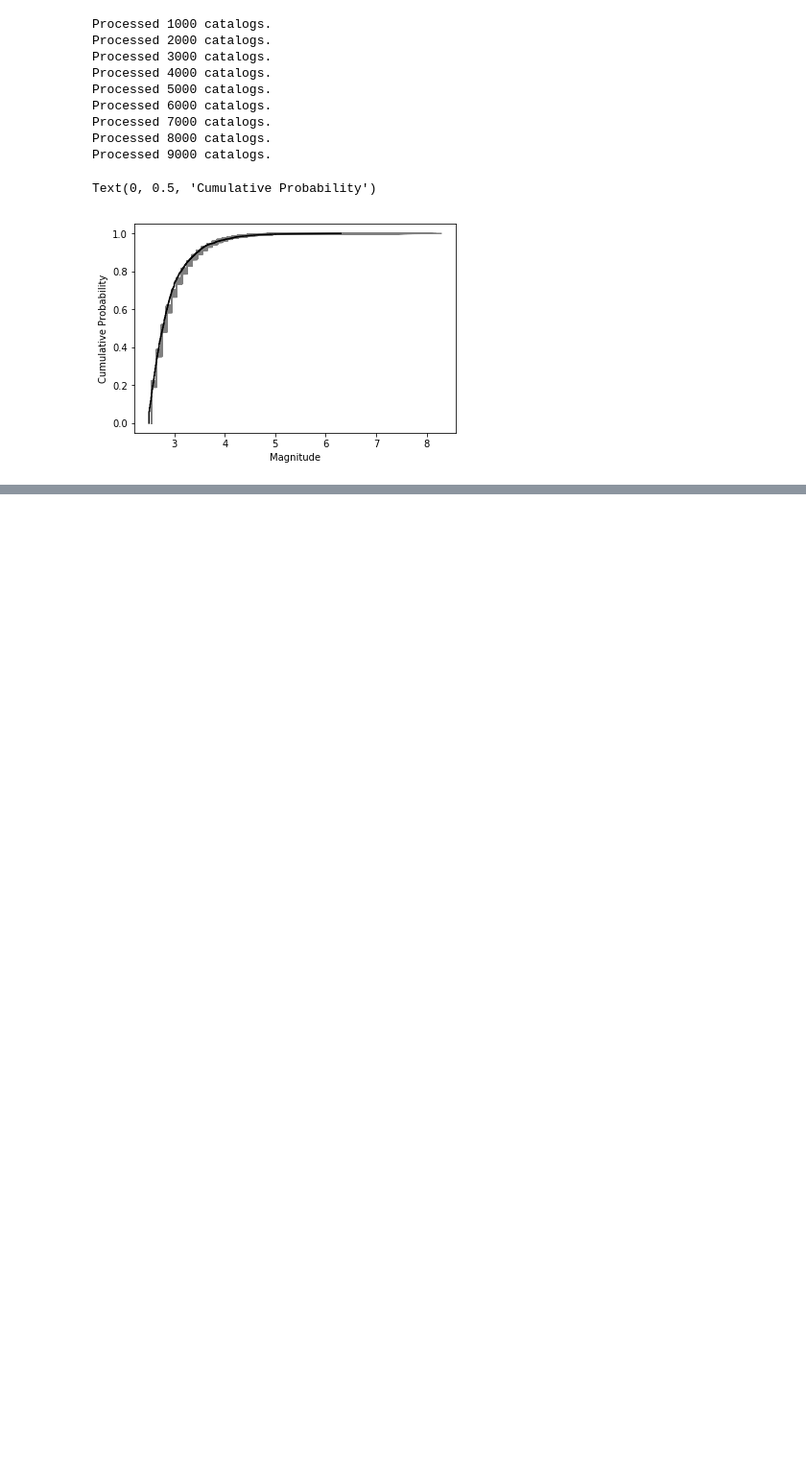
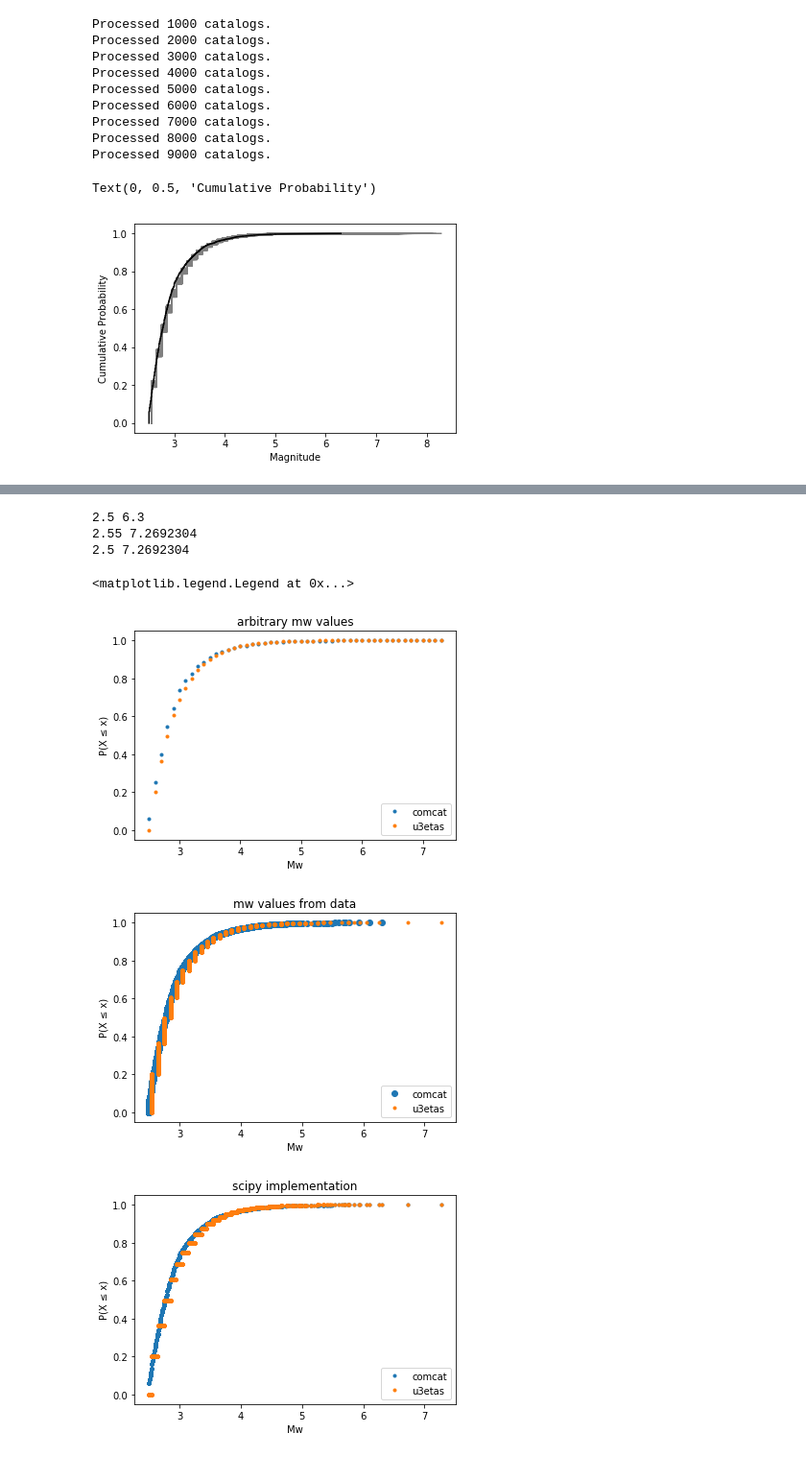
Before and after one commit to SCECcode/pycsep, a Jupyter notebook: notes/m_test_prototype.ipynb, the cells around one changed output, grey strips where cells are left out. Shown at 96% size. Saved outputs shown, nothing was run; the diff lists cells and outputs as text; code cells hidden in the pictures; blank space fills up the shorter version.

Commit message:
Added extra percentiles to cum. event plots Added prototype for m-test based on KS stats

```diff
--- a/notes/m_test_prototype.ipynb
+++ b/notes/m_test_prototype.ipynb
@@ -156,0 +192,2 @@ Text(0, 0.5, 'Cumulative Probability')
+# %%
+u3catalogs = list(csep.load_stochastic_event_set(filename=filename, format='native', type='ucerf3', name='UCERF3-ETAS'))
@@ -156,0 +252,63 @@ Text(0, 0.5, 'Cumulative Probability')
+# %%
+import csep.utils.stats as cstats
+
+obs = comcat.get_magnitudes()
+u3etas = u3catalogs[0].get_magnitudes()
+
+print(min(obs), max(obs))
+print(min(u3etas), max(u3etas))
+
+global_min = min([min(obs), min(u3etas)])
+global_max = max([max(obs), max(u3etas)])
+
+print(global_min, global_max)
+
+dmw = 0.1
+mws = arange(global_min, global_max+dmw, dmw)
+
+obs_ecdf = []
+u3etas_ecdf = []
+for mw in mws:
+    obs_ecdf.append(cstats.less_equal_ecdf(obs, mw))
+    u3etas_ecdf.append(cstats.less_equal_ecdf(u3etas, mw))
+
+figure()
+title("arbitrary mw values")
+plot(mws, obs_ecdf, '.', label='comcat')
+plot(mws, u3etas_ecdf, '.', label='u3etas')
+xlabel('Mw')
+ylabel('P(X ≤ x)')
+legend()
+
+figure()
+title("mw values from data")
+plot(*ecdf(obs), 'o', label='comcat')
+plot(*ecdf(u3etas), '.', label='u3etas')
+xlabel('Mw')
+ylabel('P(X ≤ x)')
+legend()
+
+# plotting ecdf from scipy implementation
+d1 = sort(obs)
+d2 = sort(u3etas)
+n1 = d1.shape[0]
+n2 = d2.shape[0]
+d_all = concatenate([d1, d2])
+cdf1 = searchsorted(d1, d_all, side='right') / n1
+cdf2 = searchsorted(d2, d_all, side='right') / n2
+
+figure()
+title("scipy implementation")
+plot(d_all, cdf1, '.', label='comcat')
+plot(d_all, cdf2, '.', label='u3etas')
+xlabel('Mw')
+ylabel('P(X ≤ x)')
+legend()
+# %% [output]
+2.5 6.3
+2.55 7.2692304
+2.5 7.2692304
+<matplotlib.legend.Legend at 0x...>
+[figure, added]
+[figure, added]
+[figure, added]
```
Also changed, not shown: parts of 18 cells of this notebook, 6 other files.
